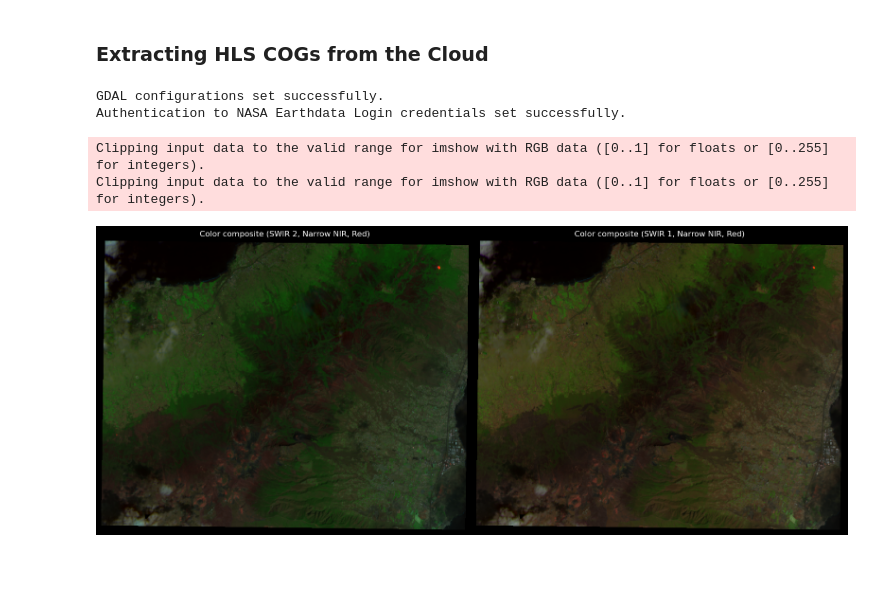
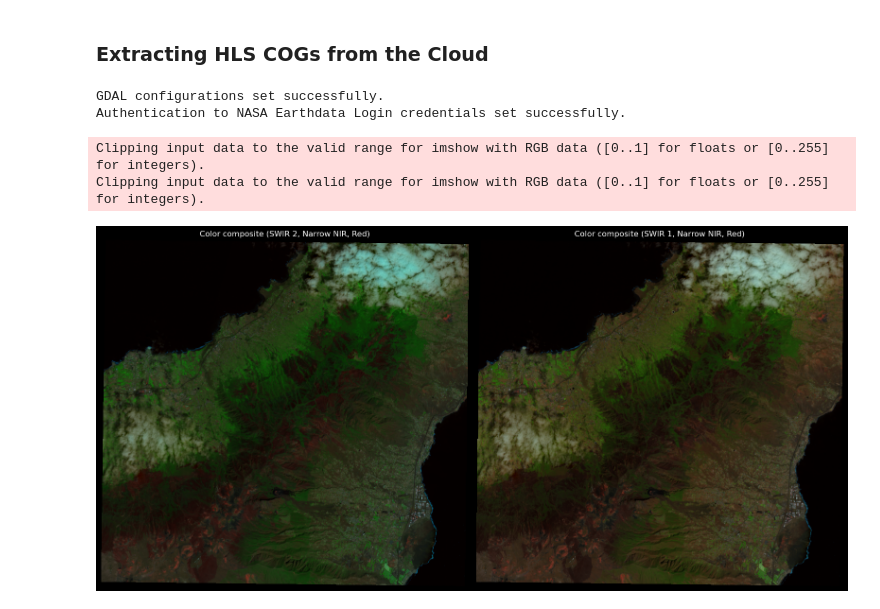
Before and after one commit to Vizzuality/HLS-data-project, a Jupyter notebook: notebooks/04_burn_scars_detection_demo.ipynb, the cells around one changed output. Cells and saved outputs as stored; diff of their text form; code cells hidden in the pictures; blank space fills up the shorter version.

```diff
--- a/notebooks/04_burn_scars_detection_demo.ipynb
+++ b/notebooks/04_burn_scars_detection_demo.ipynb
@@ -70,16 +71,19 @@ catalog.display_rgb_images(items)
 ### Extracting HLS COGs from the Cloud
 # %%
 # Initialize COGExtractor
-cog_extractor = COGExtractor(items[2], map.polygon)
+cog_extractor = COGExtractor(items[-1], map.polygon)
 
 # Get data
 band_data = cog_extractor.get_data()
 
+# Input array
+input_array = cog_extractor.get_input_array(band_data)
+
 # Display composites
 cog_extractor.display_composites(band_data)
 # %% [output]
 GDAL configurations set successfully.
 Authentication to NASA Earthdata Login credentials set successfully.
 Clipping input data to the valid range for imshow with RGB data ([0..1] for floats or [0..255] for integers).
 Clipping input data to the valid range for imshow with RGB data ([0..1] for floats or [0..255] for integers).
-[figure, old version]
+[figure, new version]
```
Also changed, not shown: parts of 5 cells of this notebook, 4 other files.
